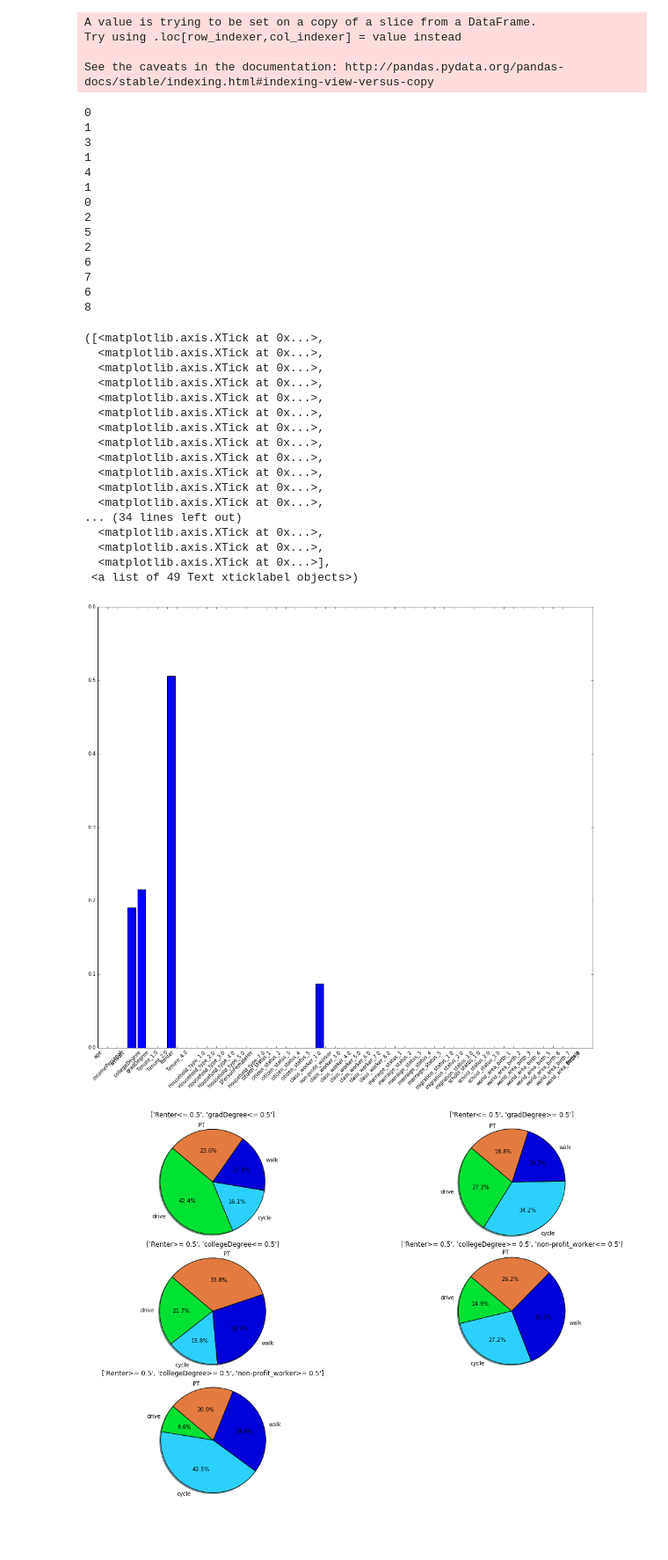
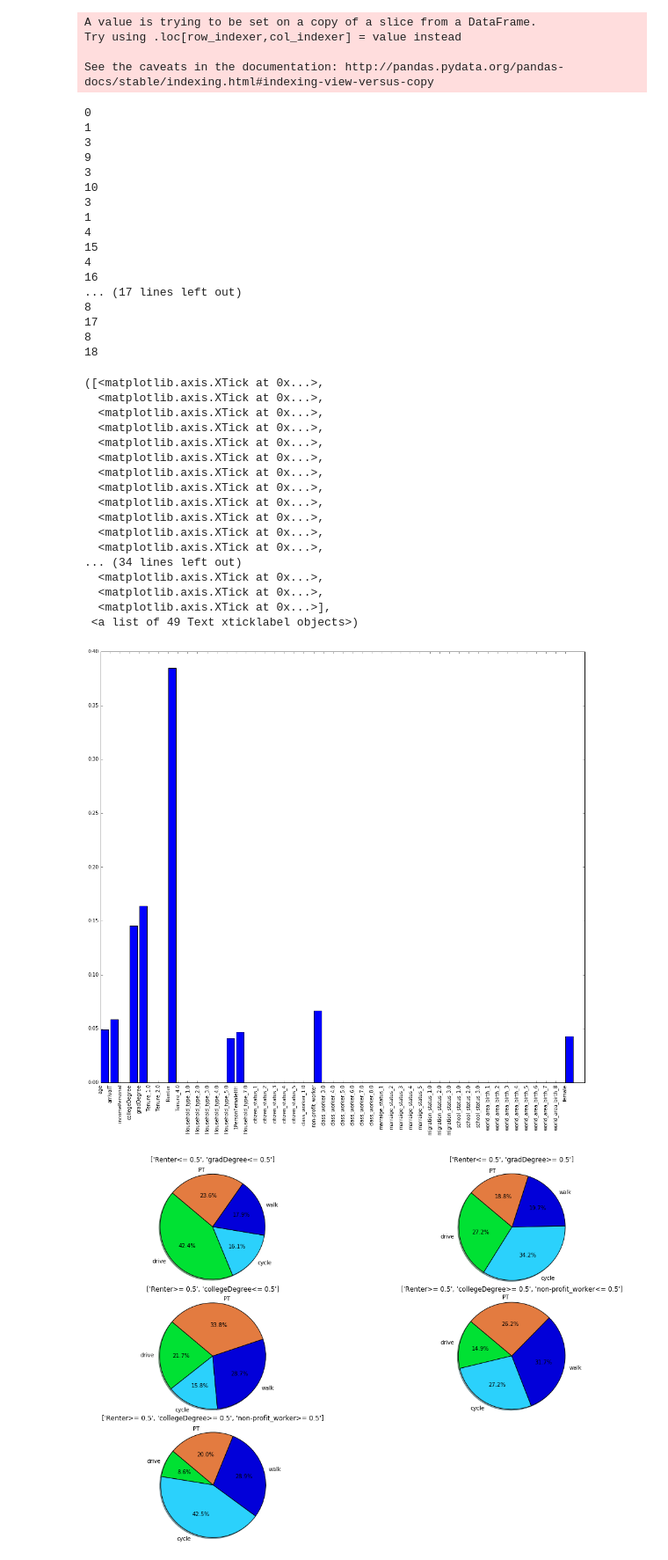
Before and after one commit to CityScope/CS_choiceModels, a Jupyter notebook: python/dtExploratory.ipynb, the cells around one changed output. Shown at 88% size. Saved outputs shown, nothing was run; the diff lists cells and outputs as text; code cells hidden in the pictures; blank space fills up the shorter version.

```diff
--- a/python/dtExploratory.ipynb
+++ b/python/dtExploratory.ipynb
@@ -139,7 +139,7 @@ Try using .loc[row_indexer,col_indexer] = value instead
 
 See the caveats in the documentation: http://pandas.pydata.org/pandas-docs/stable/indexing.html#indexing-view-versus-copy
 # %%
-l=5
+l=10
 clf = tree.DecisionTreeClassifier(max_leaf_nodes=l, class_weight='balanced')
 clf = clf.fit(np.array(features), np.array(indivCommute['simpleMode']))
 dot_data = tree.export_graphviz(clf, out_file='treeBalanced' +str(l)+'.dot',feature_names=features.columns,
@@ -156,45 +156,48 @@ profiles=getProfiles(clf, features.columns)
 0
 1
 3
+9
+3
+10
+3
 1
 4
-1
-0
-2
-5
-2
-6
-7
-6
+15
+4
+16
+... (17 lines left out)
 8
+17
+8
+18
 # %%
 %matplotlib inline
 # %%
 #for name, importance in zip(features.columns, clf.feature_importances_):
 #    print(name, importance)
 
 plt.figure(figsize=(18, 16))
 plt.bar(range(len(clf.feature_importances_)), clf.feature_importances_)
-plt.xticks(range(len(clf.feature_importances_)), features.columns, rotation=45)
+plt.xticks(range(len(clf.feature_importances_)), features.columns, rotation=90)
 # %% [output]
 ([<matplotlib.axis.XTick at 0x...>,
   <matplotlib.axis.XTick at 0x...>,
   <matplotlib.axis.XTick at 0x...>,
   <matplotlib.axis.XTick at 0x...>,
   <matplotlib.axis.XTick at 0x...>,
   <matplotlib.axis.XTick at 0x...>,
   <matplotlib.axis.XTick at 0x...>,
   <matplotlib.axis.XTick at 0x...>,
   <matplotlib.axis.XTick at 0x...>,
   <matplotlib.axis.XTick at 0x...>,
   <matplotlib.axis.XTick at 0x...>,
   <matplotlib.axis.XTick at 0x...>,
 ... (34 lines left out)
   <matplotlib.axis.XTick at 0x...>,
   <matplotlib.axis.XTick at 0x...>,
   <matplotlib.axis.XTick at 0x...>],
  <a list of 49 Text xticklabel objects>)
-[figure, old version]
+[figure, new version]
 # %%
 # plot the profiles
 
```
Also changed, not shown: 2 other files.
